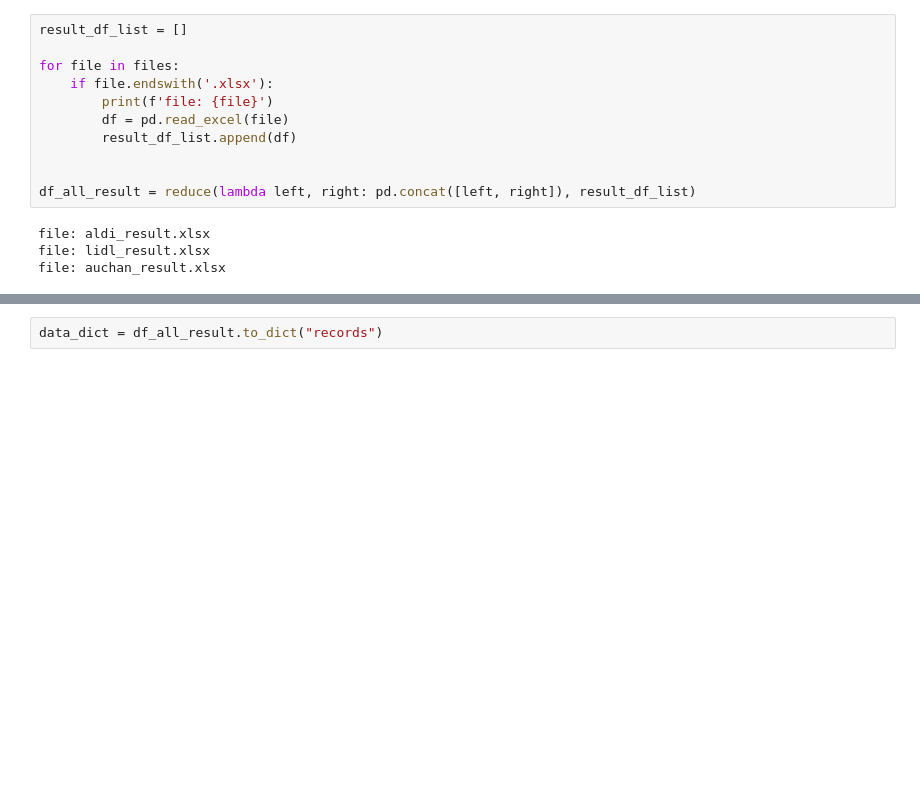
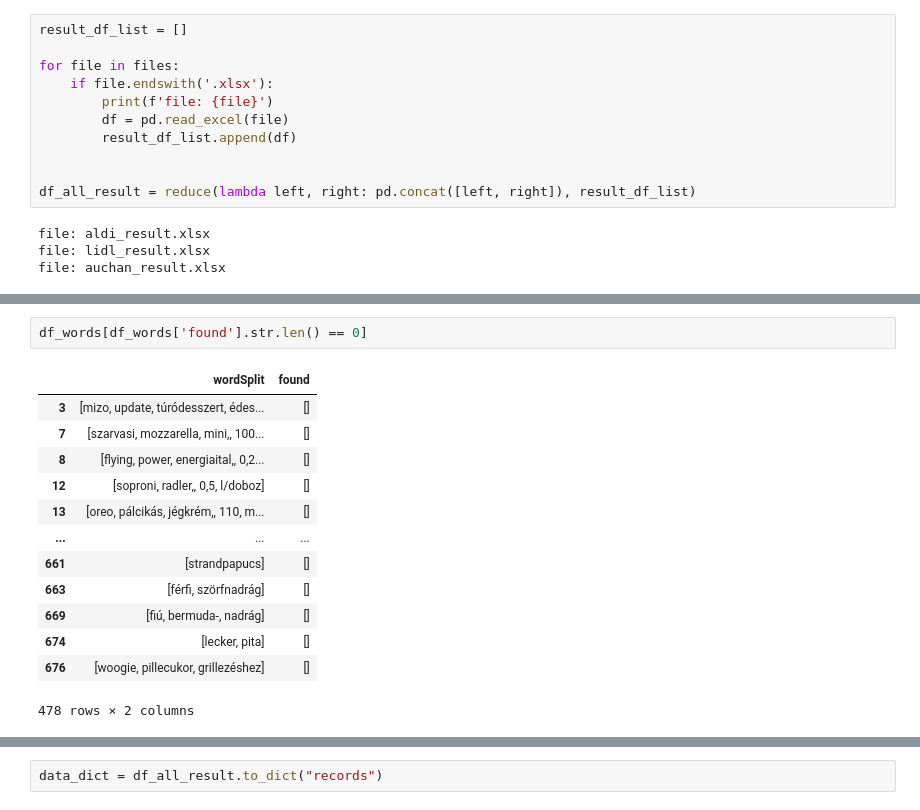
Before and after one commit to kulig1985/hot-deals-py-be, a Jupyter notebook: mongo_insert.ipynb, the cells around one changed output, grey strips where cells are left out. Drawn from its saved outputs; the diff is of its cells as text; blank space fills up the shorter version.

```diff
--- a/mongo_insert.ipynb
+++ b/mongo_insert.ipynb
@@ -56,0 +115,16 @@ df_all_result
+# %%
+df_words[df_words['found'].str.len() == 0]
+# %% [output]
+|  | wordSplit | found |
+| 3 | [mizo, update, túródesszert, édes... | [] |
+| 7 | [szarvasi, mozzarella, mini,, 100... | [] |
+| 8 | [flying, power, energiaital,, 0,2... | [] |
+| 12 | [soproni, radler,, 0,5, l/doboz] | [] |
+| 13 | [oreo, pálcikás, jégkrém,, 110, m... | [] |
+| ... | ... | ... |
+| 661 | [strandpapucs] | [] |
+| 663 | [férfi, szörfnadrág] | [] |
+| 669 | [fiú, bermuda-, nadrág] | [] |
+| 674 | [lecker, pita] | [] |
+| 676 | [woogie, pillecukor, grillezéshez] | [] |
+478 rows × 2 columns
```
Also changed, not shown: parts of 27 cells of this notebook, 10 other files.
